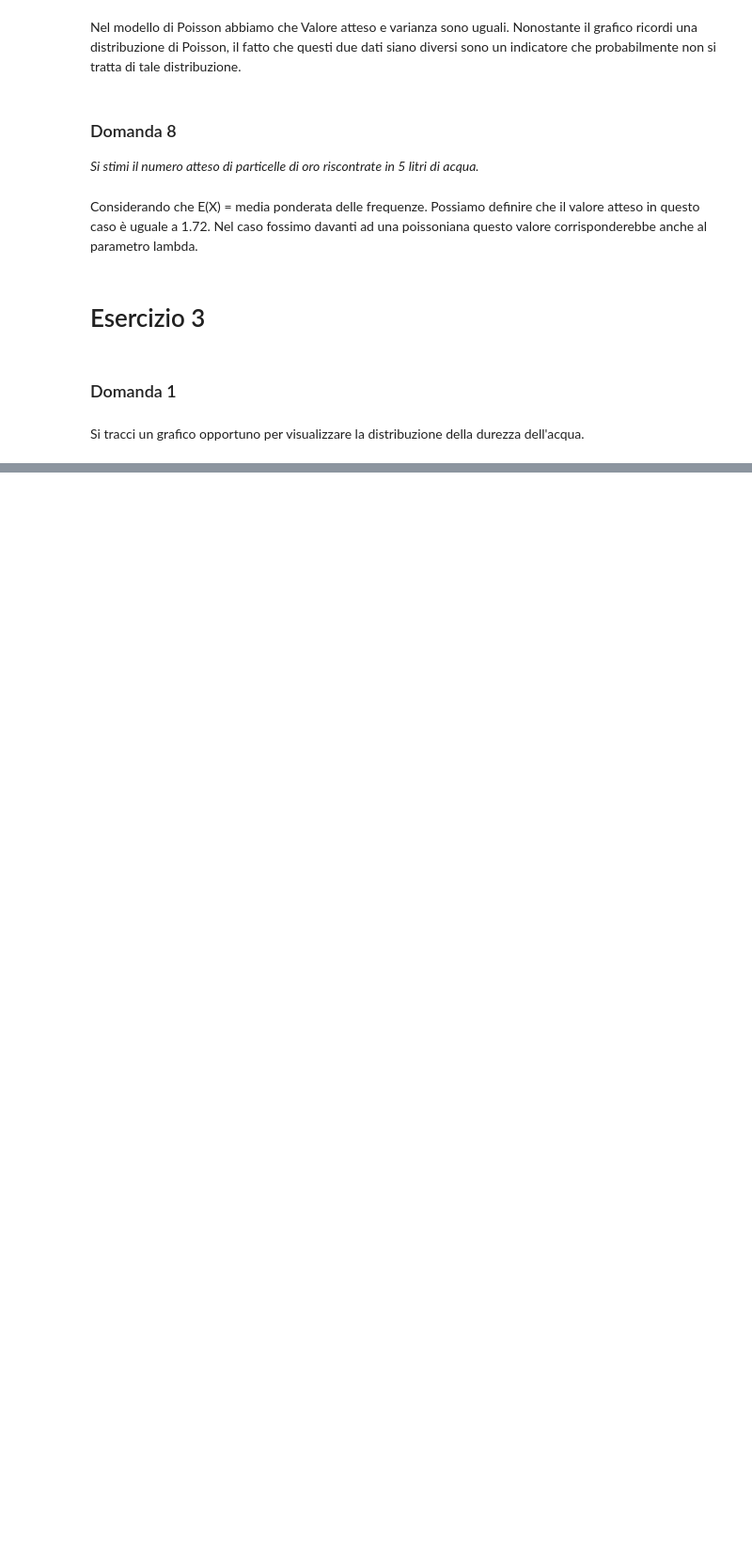
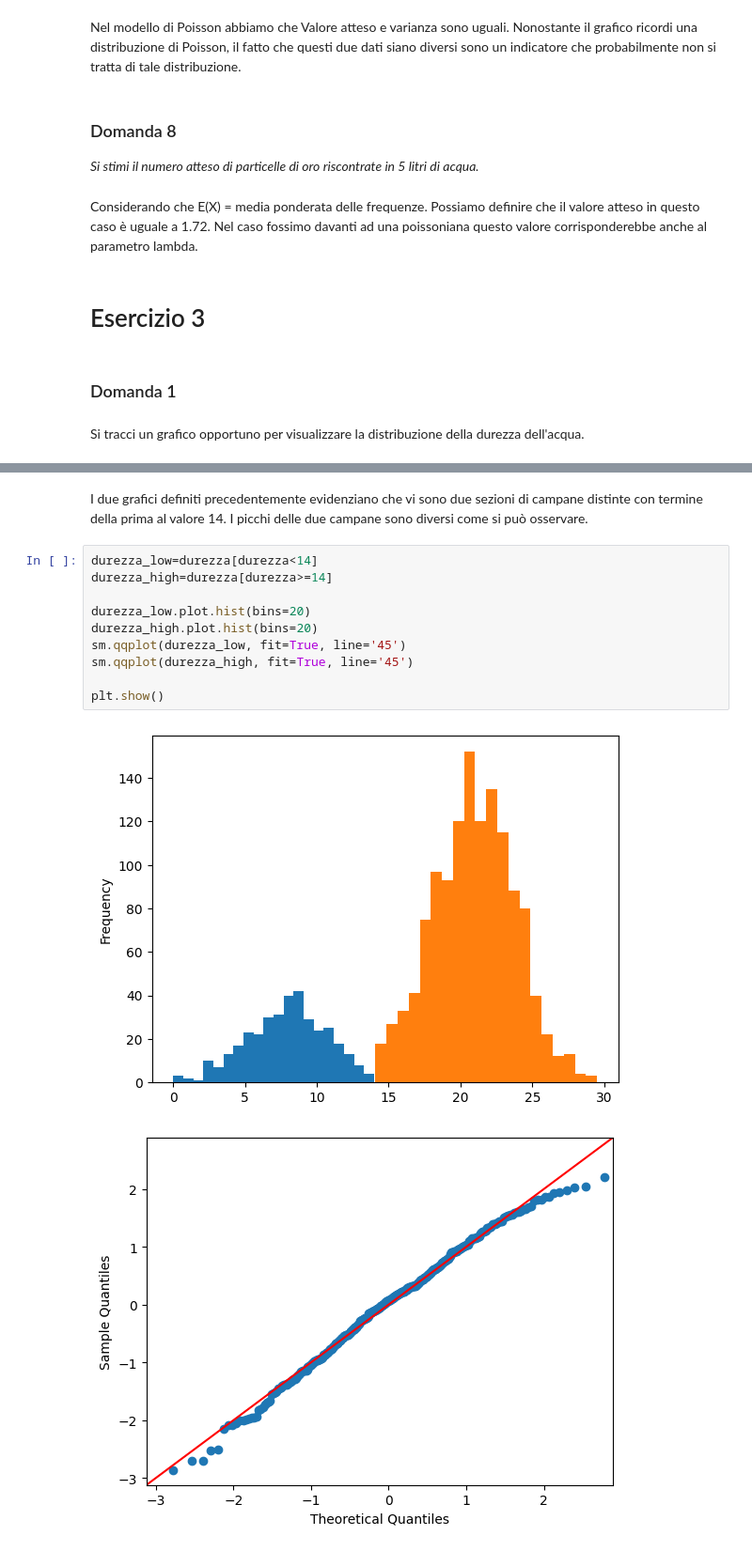
Before and after one commit to FriendlyWizard23/StatisticaL31, a Jupyter notebook: JUPYTER/TEMI D'ESAME/SOLUZIONI_MIE/ESERCITAZIONE/Esercitazione.ipynb, the cells around one changed output, grey strips where cells are left out. Shown: that part at 94% size. Drawn from its saved outputs; the diff is of its cells as text; blank space fills up the shorter version.

```diff
--- a/JUPYTER/TEMI D'ESAME/SOLUZIONI_MIE/ESERCITAZIONE/Esercitazione.ipynb
+++ b/JUPYTER/TEMI D'ESAME/SOLUZIONI_MIE/ESERCITAZIONE/Esercitazione.ipynb
@@ -203,0 +251,16 @@ plt.show()
+# %% [markdown]
+I due grafici definiti precedentemente evidenziano che vi sono due sezioni di campane distinte con termine della prima al valore 14.
+I picchi delle due campane sono diversi come si può osservare.
+# %%
+durezza_low=durezza[durezza<14]
+durezza_high=durezza[durezza>=14]
+
+durezza_low.plot.hist(bins=20)
+durezza_high.plot.hist(bins=20)
+sm.qqplot(durezza_low, fit=True, line='45')
+sm.qqplot(durezza_high, fit=True, line='45')
+
+plt.show()
+# %% [output]
+[figure, added]
+[figure, added]
```
Also changed, not shown: parts of 33 cells of this notebook, 3 other files.
